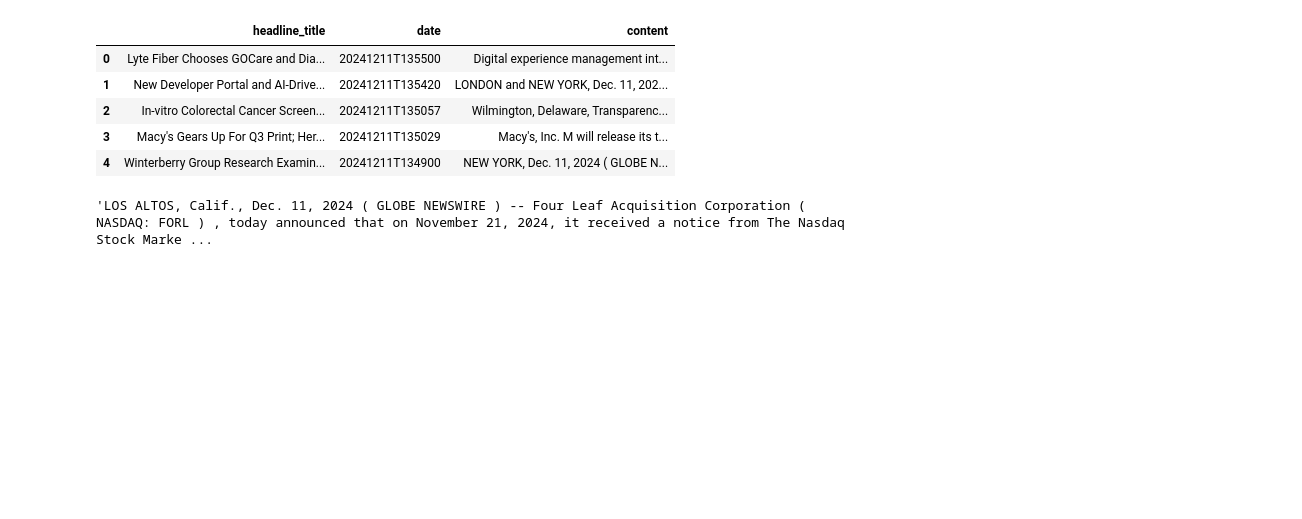
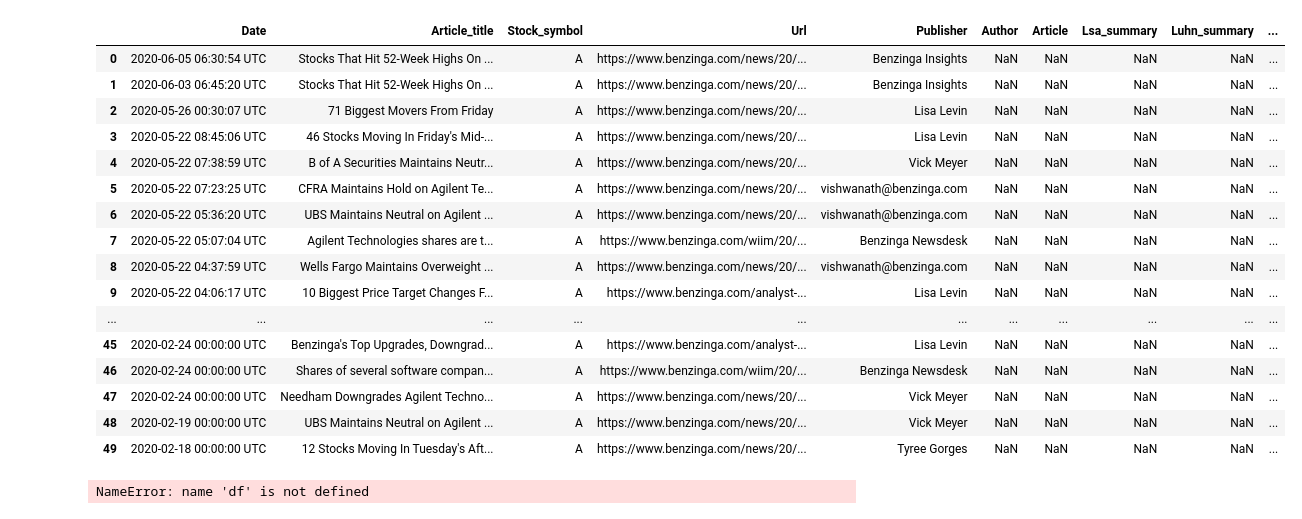
Before and after one commit to rrrbbb1/lstm-stock-prediction, a Jupyter notebook: test.ipynb, the cells around one changed output. Cells and saved outputs as stored; diff of their text form; code cells hidden in the pictures; blank space fills up the shorter version.

```diff
--- a/test.ipynb
+++ b/test.ipynb
@@ -6,17 +6,28 @@ import torch.nn as nn
 import numpy as np
 import seaborn  as sns
 # %%
-df = pd.read_csv('financial_news_all.csv')
+df = pd.read_csv('/Users/remibreton/Downloads/All_external.csv')
 # %%
-df.head()
+df.head(50)
 # %% [output]
-|  | headline_title | date | content |
-| 0 | Lyte Fiber Chooses GOCare and Dia... | 20241211T135500 | Digital experience management int... |
-| 1 | New Developer Portal and AI-Drive... | 20241211T135420 | LONDON and NEW YORK, Dec. 11, 202... |
-| 2 | In-vitro Colorectal Cancer Screen... | 20241211T135057 | Wilmington, Delaware, Transparenc... |
-| 3 | Macy's Gears Up For Q3 Print; Her... | 20241211T135029 | Macy's, Inc. M will release its t... |
-| 4 | Winterberry Group Research Examin... | 20241211T134900 | NEW YORK, Dec. 11, 2024 ( GLOBE N... |
+|  | Date | Article_title | Stock_symbol | Url | Publisher | Author | Article | Lsa_summary | Luhn_summary | ... |
+| 0 | 2020-06-05 06:30:54 UTC | Stocks That Hit 52-Week Highs On ... | A | https://www.benzinga.com/news/20/... | Benzinga Insights | NaN | NaN | NaN | NaN | ... |
+| 1 | 2020-06-03 06:45:20 UTC | Stocks That Hit 52-Week Highs On ... | A | https://www.benzinga.com/news/20/... | Benzinga Insights | NaN | NaN | NaN | NaN | ... |
+| 2 | 2020-05-26 00:30:07 UTC | 71 Biggest Movers From Friday | A | https://www.benzinga.com/news/20/... | Lisa Levin | NaN | NaN | NaN | NaN | ... |
+| 3 | 2020-05-22 08:45:06 UTC | 46 Stocks Moving In Friday's Mid-... | A | https://www.benzinga.com/news/20/... | Lisa Levin | NaN | NaN | NaN | NaN | ... |
+| 4 | 2020-05-22 07:38:59 UTC | B of A Securities Maintains Neutr... | A | https://www.benzinga.com/news/20/... | Vick Meyer | NaN | NaN | NaN | NaN | ... |
+| 5 | 2020-05-22 07:23:25 UTC | CFRA Maintains Hold on Agilent Te... | A | https://www.benzinga.com/news/20/... | vishwanath@benzinga.com | NaN | NaN | NaN | NaN | ... |
+| 6 | 2020-05-22 05:36:20 UTC | UBS Maintains Neutral on Agilent ... | A | https://www.benzinga.com/news/20/... | vishwanath@benzinga.com | NaN | NaN | NaN | NaN | ... |
+| 7 | 2020-05-22 05:07:04 UTC | Agilent Technologies shares are t... | A | https://www.benzinga.com/wiim/20/... | Benzinga Newsdesk | NaN | NaN | NaN | NaN | ... |
+| 8 | 2020-05-22 04:37:59 UTC | Wells Fargo Maintains Overweight ... | A | https://www.benzinga.com/news/20/... | vishwanath@benzinga.com | NaN | NaN | NaN | NaN | ... |
+| 9 | 2020-05-22 04:06:17 UTC | 10 Biggest Price Target Changes F... | A | https://www.benzinga.com/analyst-... | Lisa Levin | NaN | NaN | NaN | NaN | ... |
+| ... | ... | ... | ... | ... | ... | ... | ... | ... | ... | ... |
+| 45 | 2020-02-24 00:00:00 UTC | Benzinga's Top Upgrades, Downgrad... | A | https://www.benzinga.com/analyst-... | Lisa Levin | NaN | NaN | NaN | NaN | ... |
+| 46 | 2020-02-24 00:00:00 UTC | Shares of several software compan... | A | https://www.benzinga.com/wiim/20/... | Benzinga Newsdesk | NaN | NaN | NaN | NaN | ... |
+| 47 | 2020-02-24 00:00:00 UTC | Needham Downgrades Agilent Techno... | A | https://www.benzinga.com/news/20/... | Vick Meyer | NaN | NaN | NaN | NaN | ... |
+| 48 | 2020-02-19 00:00:00 UTC | UBS Maintains Neutral on Agilent ... | A | https://www.benzinga.com/news/20/... | Vick Meyer | NaN | NaN | NaN | NaN | ... |
+| 49 | 2020-02-18 00:00:00 UTC | 12 Stocks Moving In Tuesday's Aft... | A | https://www.benzinga.com/news/20/... | Tyree Gorges | NaN | NaN | NaN | NaN | ... |
 # %%
-df['content'].values[12]
+df['Textrank_summary'].values[0]
 # %% [output]
-'LOS ALTOS, Calif., Dec. 11, 2024 ( GLOBE NEWSWIRE ) -- Four Leaf Acquisition Corporation ( NASDAQ: FORL ) , today announced that on November 21, 2024, it received a notice from The Nasdaq Stock Marke ...
+NameError: name 'df' is not defined
```
Also changed, not shown: 12 other files.
